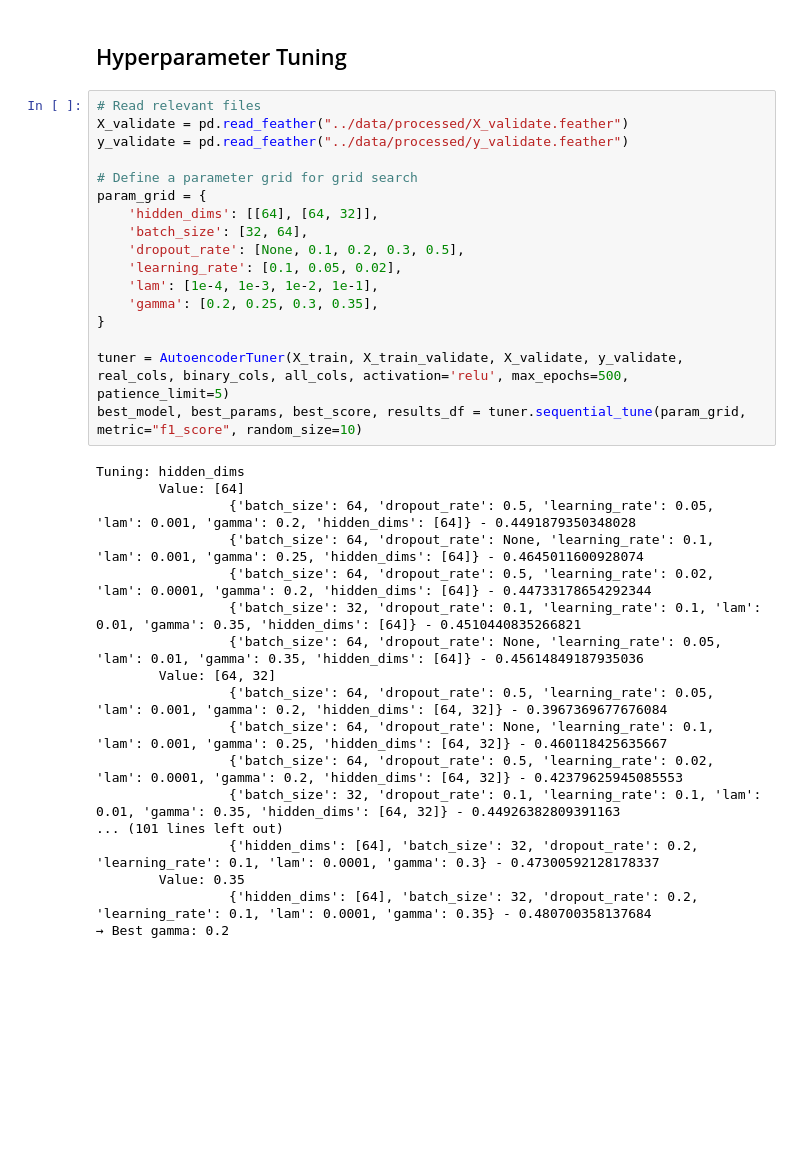
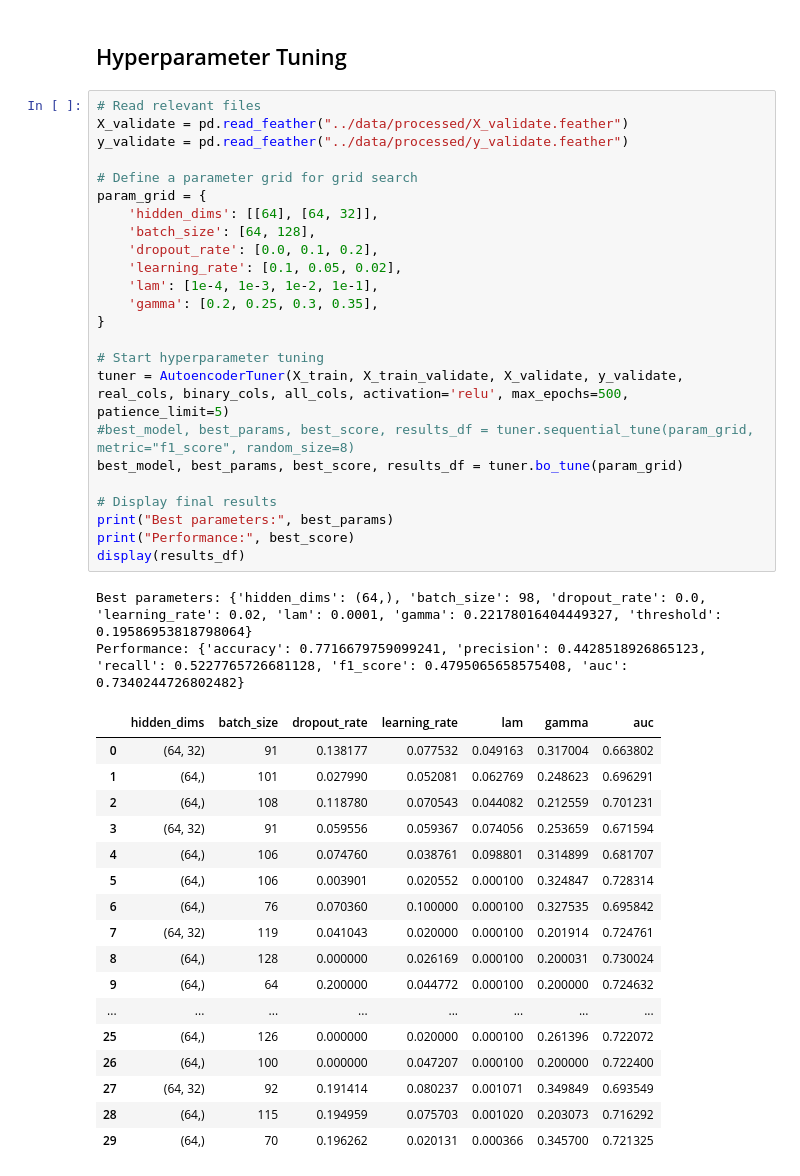
Before and after one commit to trinhkieuha/dp-shap-anomaly-detection, a Jupyter notebook: notebooks/03_Baseline_Model.ipynb, the cells around one changed output. Drawn from its saved outputs; the diff is of its cells as text; blank space fills up the shorter version.

```diff
--- a/notebooks/03_Baseline_Model.ipynb
+++ b/notebooks/03_Baseline_Model.ipynb
@@ -187,35 +188,44 @@ print(metrics)
 # %%
 # Read relevant files
 X_validate = pd.read_feather("../data/processed/X_validate.feather")
 y_validate = pd.read_feather("../data/processed/y_validate.feather")
 
 # Define a parameter grid for grid search
 param_grid = {
     'hidden_dims': [[64], [64, 32]],
-    'batch_size': [32, 64],
-    'dropout_rate': [None, 0.1, 0.2, 0.3, 0.5],
+    'batch_size': [64, 128],
+    'dropout_rate': [0.0, 0.1, 0.2],
     'learning_rate': [0.1, 0.05, 0.02],
     'lam': [1e-4, 1e-3, 1e-2, 1e-1],
     'gamma': [0.2, 0.25, 0.3, 0.35],
 }
 
+# Start hyperparameter tuning
 tuner = AutoencoderTuner(X_train, X_train_validate, X_validate, y_validate, real_cols, binary_cols, all_cols, activation='relu', max_epochs=500, patience_limit=5)
-best_model, best_params, best_score, results_df = tuner.sequential_tune(param_grid, metric="f1_score", random_size=10)
+#best_model, best_params, best_score, results_df = tuner.sequential_tune(param_grid, metric="f1_score", random_size=8)
+best_model, best_params, best_score, results_df = tuner.bo_tune(param_grid)
+
+# Display final results
+print("Best parameters:", best_params)
+print("Performance:", best_score)
+display(results_df)
 # %% [output]
-Tuning: hidden_dims
-        Value: [64]
-                 {'batch_size': 64, 'dropout_rate': 0.5, 'learning_rate': 0.05, 'lam': 0.001, 'gamma': 0.2, 'hidden_dims': [64]} - 0.4491879350348028
-                 {'batch_size': 64, 'dropout_rate': None, 'learning_rate': 0.1, 'lam': 0.001, 'gamma': 0.25, 'hidden_dims': [64]} - 0.4645011600928074
-                 {'batch_size': 64, 'dropout_rate': 0.5, 'learning_rate': 0.02, 'lam': 0.0001, 'gamma': 0.2, 'hidden_dims': [64]} - 0.44733178654292344
-                 {'batch_size': 32, 'dropout_rate': 0.1, 'learning_rate': 0.1, 'lam': 0.01, 'gamma': 0.35, 'hidden_dims': [64]} - 0.4510440835266821
-                 {'batch_size': 64, 'dropout_rate': None, 'learning_rate': 0.05, 'lam': 0.01, 'gamma': 0.35, 'hidden_dims': [64]} - 0.45614849187935036
-        Value: [64, 32]
-                 {'batch_size': 64, 'dropout_rate': 0.5, 'learning_rate': 0.05, 'lam': 0.001, 'gamma': 0.2, 'hidden_dims': [64, 32]} - 0.3967369677676084
-                 {'batch_size': 64, 'dropout_rate': None, 'learning_rate': 0.1, 'lam': 0.001, 'gamma': 0.25, 'hidden_dims': [64, 32]} - 0.460118425635667
-                 {'batch_size': 64, 'dropout_rate': 0.5, 'learning_rate': 0.02, 'lam': 0.0001, 'gamma': 0.2, 'hidden_dims': [64, 32]} - 0.42379625945085553
-                 {'batch_size': 32, 'dropout_rate': 0.1, 'learning_rate': 0.1, 'lam': 0.01, 'gamma': 0.35, 'hidden_dims': [64, 32]} - 0.44926382809391163
-... (101 lines left out)
-                 {'hidden_dims': [64], 'batch_size': 32, 'dropout_rate': 0.2, 'learning_rate': 0.1, 'lam': 0.0001, 'gamma': 0.3} - 0.47300592128178337
-        Value: 0.35
-                 {'hidden_dims': [64], 'batch_size': 32, 'dropout_rate': 0.2, 'learning_rate': 0.1, 'lam': 0.0001, 'gamma': 0.35} - 0.480700358137684
-→ Best gamma: 0.2
+Best parameters: {'hidden_dims': (64,), 'batch_size': 98, 'dropout_rate': 0.0, 'learning_rate': 0.02, 'lam': 0.0001, 'gamma': 0.22178016404449327, 'threshold': 0.19586953818798064}
+Performance: {'accuracy': 0.7716679759099241, 'precision': 0.4428518926865123, 'recall': 0.5227765726681128, 'f1_score': 0.4795065658575408, 'auc': 0.7340244726802482}
+|  | hidden_dims | batch_size | dropout_rate | learning_rate | lam | gamma | auc |
+| 0 | (64, 32) | 91 | 0.138177 | 0.077532 | 0.049163 | 0.317004 | 0.663802 |
+| 1 | (64,) | 101 | 0.027990 | 0.052081 | 0.062769 | 0.248623 | 0.696291 |
+| 2 | (64,) | 108 | 0.118780 | 0.070543 | 0.044082 | 0.212559 | 0.701231 |
+| 3 | (64, 32) | 91 | 0.059556 | 0.059367 | 0.074056 | 0.253659 | 0.671594 |
+| 4 | (64,) | 106 | 0.074760 | 0.038761 | 0.098801 | 0.314899 | 0.681707 |
+| 5 | (64,) | 106 | 0.003901 | 0.020552 | 0.000100 | 0.324847 | 0.728314 |
+| 6 | (64,) | 76 | 0.070360 | 0.100000 | 0.000100 | 0.327535 | 0.695842 |
+| 7 | (64, 32) | 119 | 0.041043 | 0.020000 | 0.000100 | 0.201914 | 0.724761 |
+| 8 | (64,) | 128 | 0.000000 | 0.026169 | 0.000100 | 0.200031 | 0.730024 |
+| 9 | (64,) | 64 | 0.200000 | 0.044772 | 0.000100 | 0.200000 | 0.724632 |
+| ... | ... | ... | ... | ... | ... | ... | ... |
+| 25 | (64,) | 126 | 0.000000 | 0.020000 | 0.000100 | 0.261396 | 0.722072 |
+| 26 | (64,) | 100 | 0.000000 | 0.047207 | 0.000100 | 0.200000 | 0.722400 |
+| 27 | (64, 32) | 92 | 0.191414 | 0.080237 | 0.001071 | 0.349849 | 0.693549 |
+| 28 | (64,) | 115 | 0.194959 | 0.075703 | 0.001020 | 0.203073 | 0.716292 |
+| 29 | (64,) | 70 | 0.196262 | 0.020131 | 0.000366 | 0.345700 | 0.721325 |
```
Also changed, not shown: parts of 3 cells of this notebook, 6 other files.
